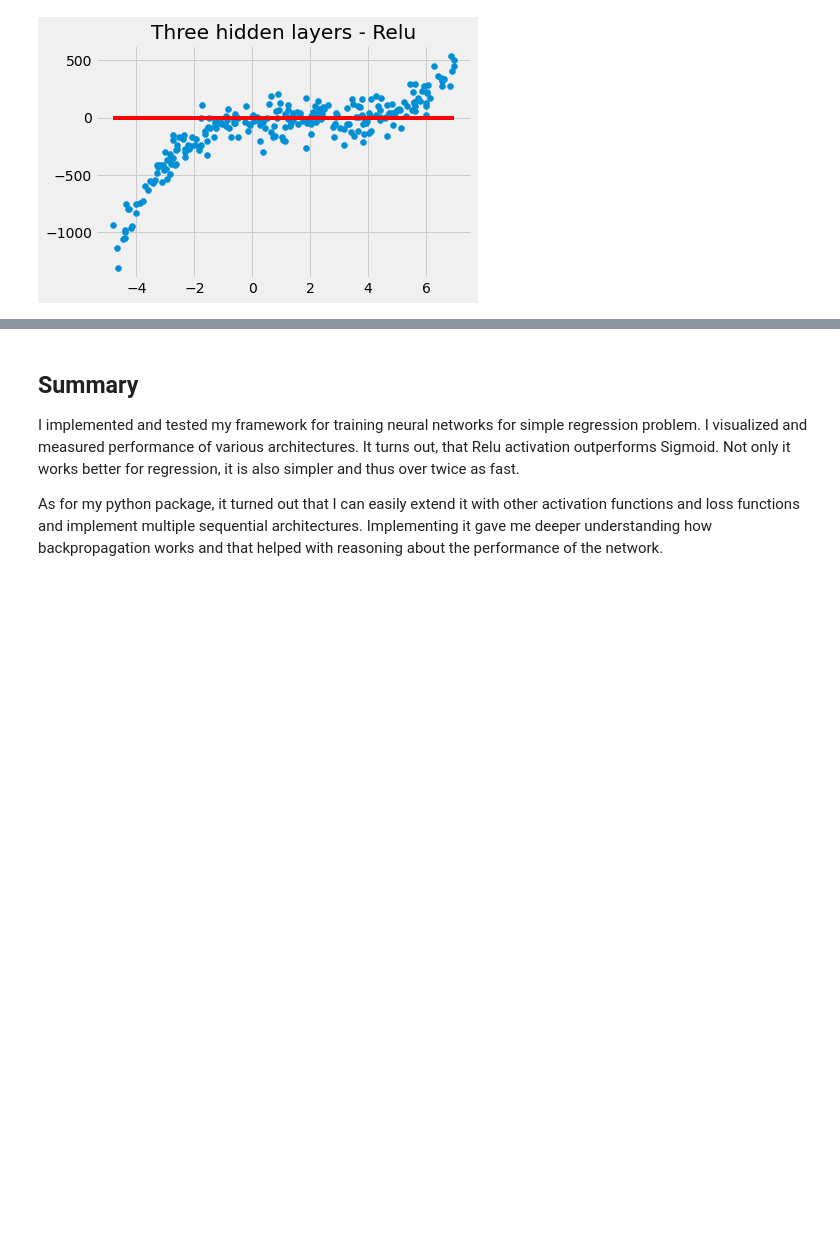
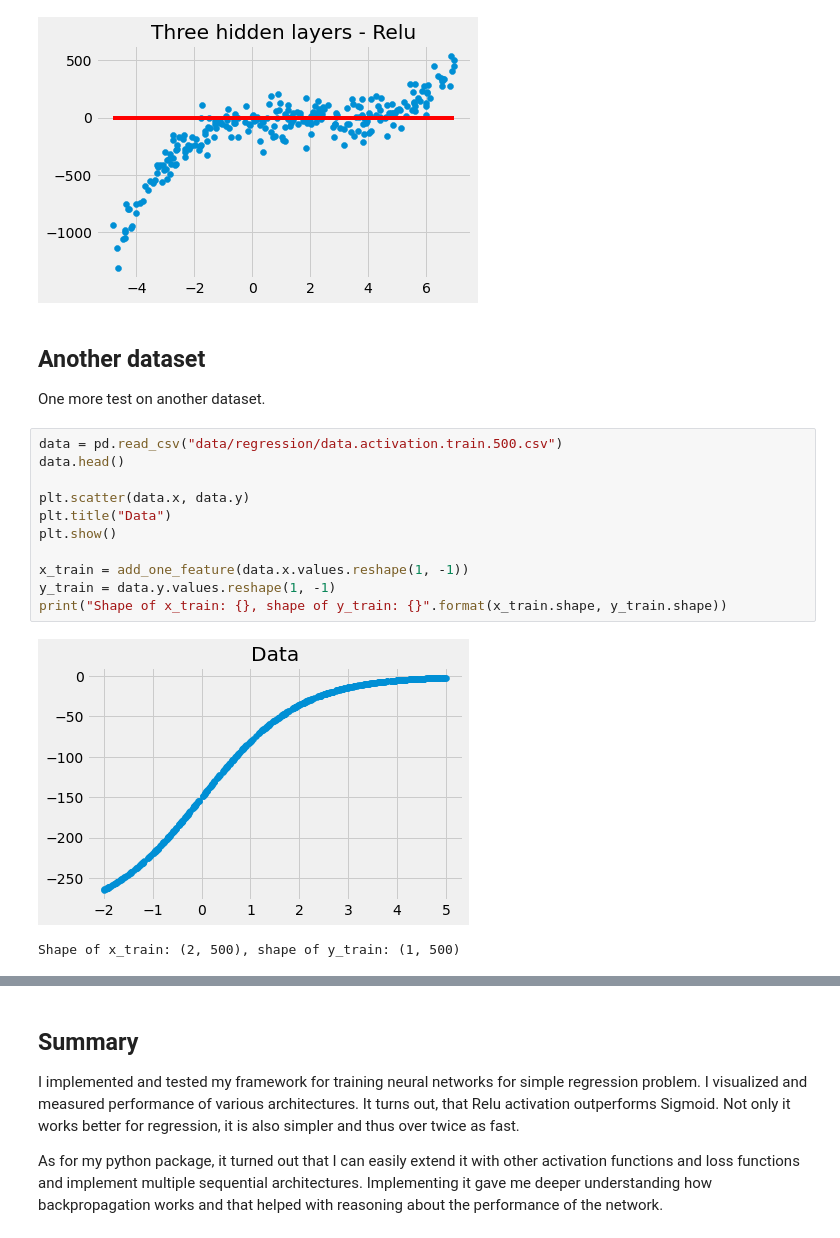
Before and after one commit to kaletap/neural-network, a Jupyter notebook: 01_demo_regression.ipynb, the cells around one changed output, grey strips where cells are left out. Cells and saved outputs as stored; diff of their text form; blank space fills up the shorter version.

Commit message:
Added one example to regression demo.

```diff
--- a/01_demo_regression.ipynb
+++ b/01_demo_regression.ipynb
@@ -179,3 +179,20 @@ train_net_and_plot(net, x_train, y_train, "Three hidden layers - Relu", lr=1e-4,
 # %% [output]
 Training completed. Loss: 97685.01018160158
 [figure]
+# %% [markdown]
+## Another dataset
+One more test on another dataset.
+# %%
+data = pd.read_csv("data/regression/data.activation.train.500.csv")
+data.head()
+
+plt.scatter(data.x, data.y)
+plt.title("Data")
+plt.show()
+
+x_train = add_one_feature(data.x.values.reshape(1, -1))
+y_train = data.y.values.reshape(1, -1)
+print("Shape of x_train: {}, shape of y_train: {}".format(x_train.shape, y_train.shape))
+# %% [output]
+[figure, added]
+Shape of x_train: (2, 500), shape of y_train: (1, 500)
```
Also changed, not shown: parts of 3 cells of this notebook.
